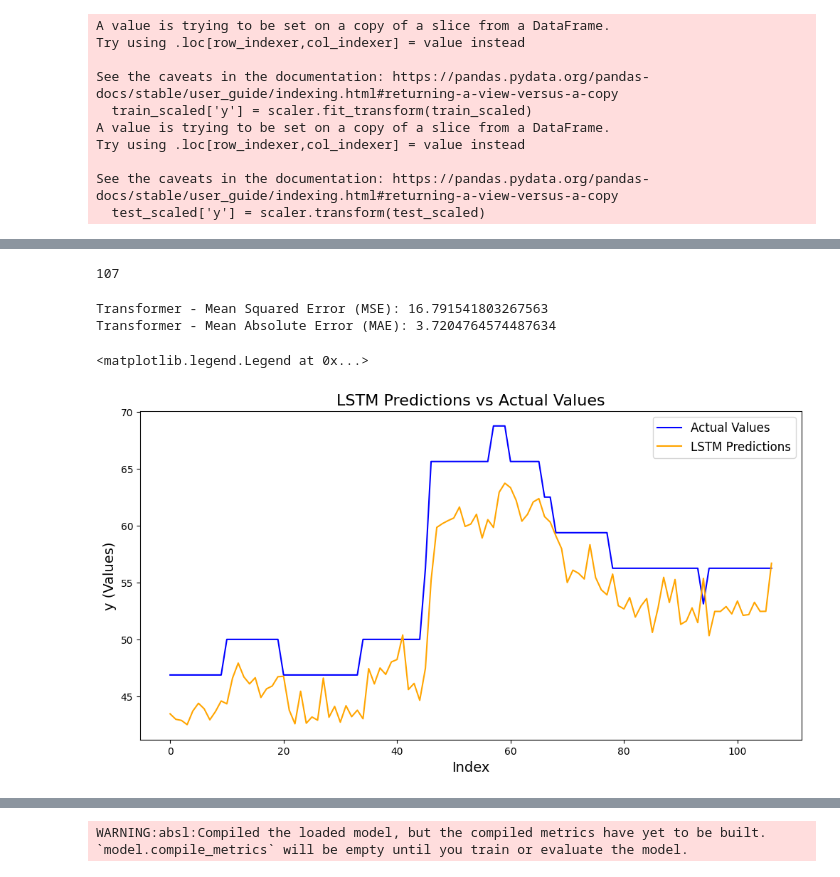
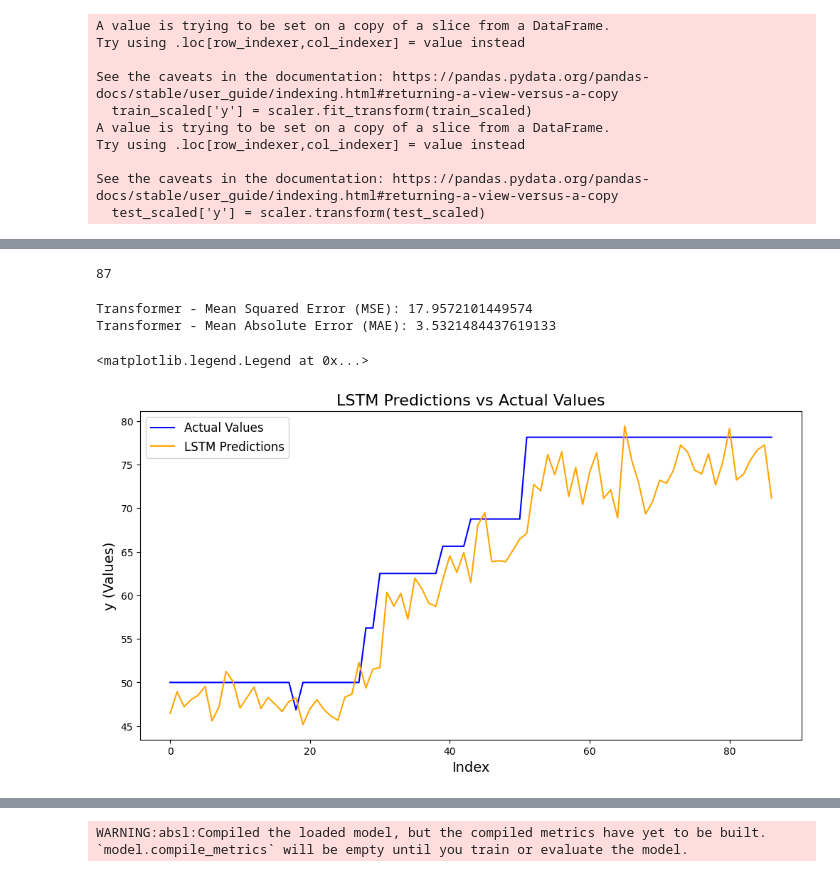
Before and after one commit to marketintelhadp/Agricultural-Price-Intelligence, a Jupyter notebook: notebooks/model_experiments.ipynb, the cells around one changed output, grey strips where cells are left out. Drawn from its saved outputs; the diff is of its cells as text; code cells hidden in the pictures.

Commit message:
Prichoo Delicious A modeled

```diff
--- a/notebooks/model_experiments.ipynb
+++ b/notebooks/model_experiments.ipynb
@@ -17,7 +17,7 @@ import torch.nn as nn
 from torch.utils.data import DataLoader, Dataset
 # %%
 # Load the dataset
-data = pd.read_csv(r'D:\ML Repositories\Price_forecasting_project\data\raw\processed\Processed_test\Delicious_A_dataset.csv')
+data = pd.read_csv(r'D:\ML Repositories\Price_forecasting_project\data\raw\processed\Pulwama\Prichoo\Delicious_A_dataset.csv')
 # %%
 data
 # %% [output]
@@ -780,7 +801,7 @@ class TimeSeriesDataset(Dataset):
     def __getitem__(self, idx):
         return self.X[idx], self.y[idx]
 # %%
-best_seq_length = 1
+best_seq_length = 5
 # Final model with the best sequence length
 X_train, y_train = create_sequences(train_scaled['y'].values, best_seq_length)
 X_test, y_test = create_sequences(test_scaled['y'].values, best_seq_length)
@@ -808,14 +829,14 @@ transformer_pred = reverse_scaling(transformer_pred, data)
 # %%
 transformer_pred[test_data['Mask'].iloc[:len(transformer_pred)] == 1].size
 # %% [output]
-107
+87
 # %%
 transformer_pred_aligned = transformer_pred[test_data['Mask'].iloc[:len(transformer_pred)] == 1]
 # %%
 from sklearn.metrics import mean_squared_error, mean_absolute_error
 
 # Align the test data by excluding the first data point
-aligned_test_data = test_data[test_data['Mask'] == 1].iloc[1:]  # Skip the first data point
+aligned_test_data = test_data[test_data['Mask'] == 1].iloc[5:]  # Skip the first data point
 
 # Calculate MSE and MAE for LSTM predictions
 transformer_mse = mean_squared_error(aligned_test_data['y'], transformer_pred_aligned)
@@ -824,24 +845,24 @@ transformer_mae = mean_absolute_error(aligned_test_data['y'], transformer_pred_a
 print(f"Transformer - Mean Squared Error (MSE): {transformer_mse}")
 print(f"Transformer - Mean Absolute Error (MAE): {transformer_mae}")
 # %% [output]
-Transformer - Mean Squared Error (MSE): 16.791541803267563
-Transformer - Mean Absolute Error (MAE): 3.7204764574487634
+Transformer - Mean Squared Error (MSE): 17.9572101449574
+Transformer - Mean Absolute Error (MAE): 3.5321484437619133
 # %%
 # Extract actual and predicted values for comparison
-actual_values = test_data[test_data['Mask'] == 1]['y'][1:]
+actual_values = test_data[test_data['Mask'] == 1]['y'][5:]
 predicted_values = transformer_pred_aligned
 # Plot the actual vs. predicted values
 plt.figure(figsize=(12, 6))
 plt.plot(actual_values.values, label="Actual Values", color='blue')
 plt.plot(predicted_values, label="LSTM Predictions", color='orange')
 # Add title, labels, and legend
 plt.title("LSTM Predictions vs Actual Values", fontsize=16)
 plt.xlabel("Index", fontsize=14)
 plt.ylabel("y (Values)", fontsize=14)
 plt.legend(fontsize=12)
 # %% [output]
 <matplotlib.legend.Legend at 0x...>
-[figure, old version]
+[figure, new version]
 # %%
 # Create a comparison DataFrame
 model_comparison = pd.DataFrame({
```
Also changed, not shown: parts of 27 cells of this notebook, 14 other files.
